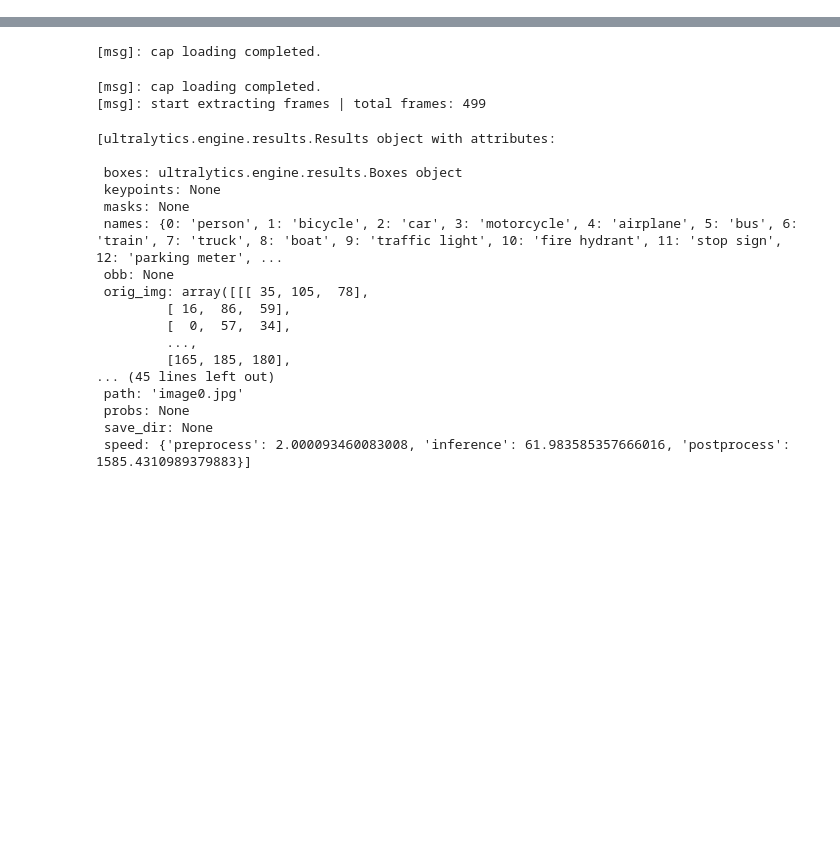
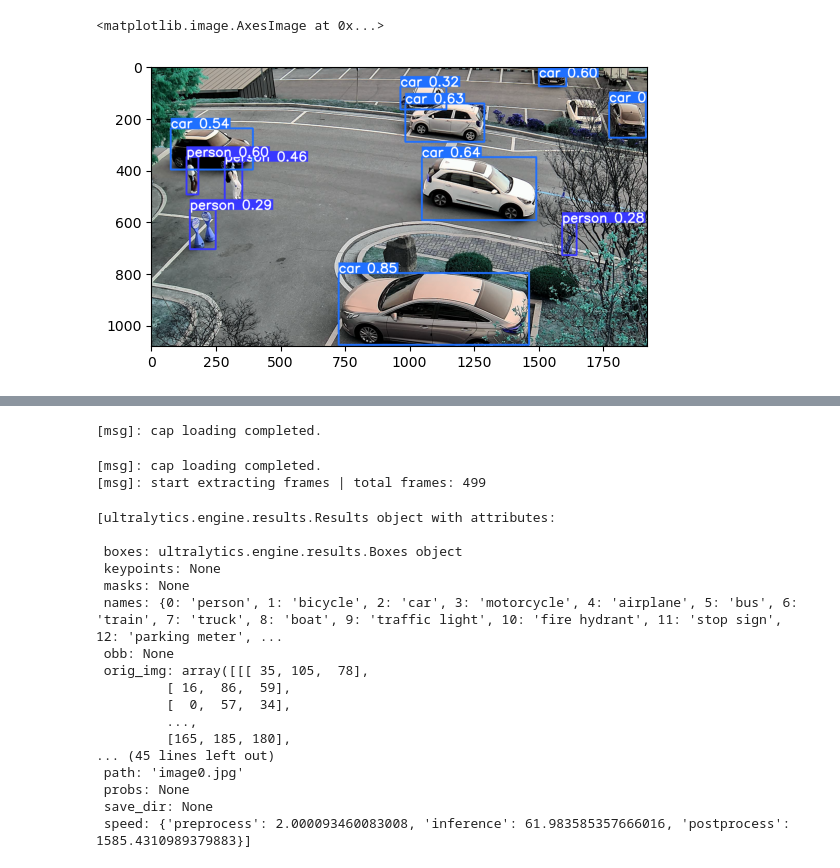
Before and after one commit to Lab-s-Project/cv_thesis_repo, a Jupyter notebook: Untitled.ipynb, the cells around one changed output, grey strips where cells are left out. Cells and saved outputs as stored; diff of their text form; code cells hidden in the pictures; blank space fills up the shorter version.

```diff
--- a/Untitled.ipynb
+++ b/Untitled.ipynb
@@ -8,0 +150,5 @@ import cv2
+# %%
+plt.imshow(res[0].plot())
+# %% [output]
+<matplotlib.image.AxesImage at 0x...>
+[figure, added]
```
Also changed, not shown: parts of 13 cells of this notebook, 9 other files.
